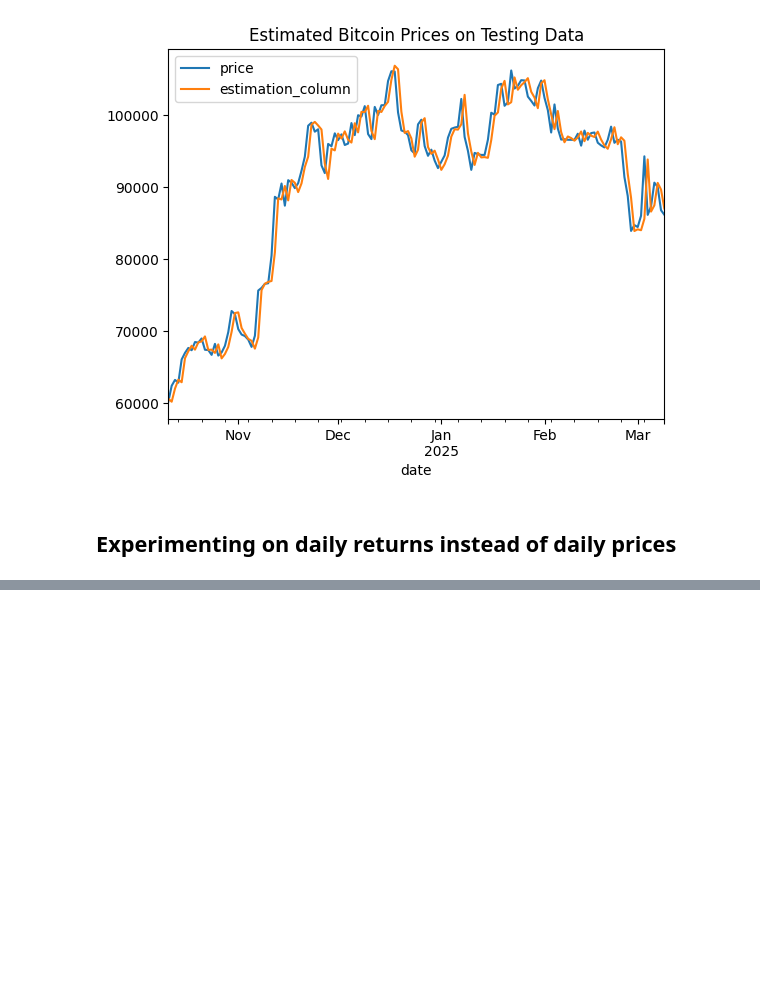
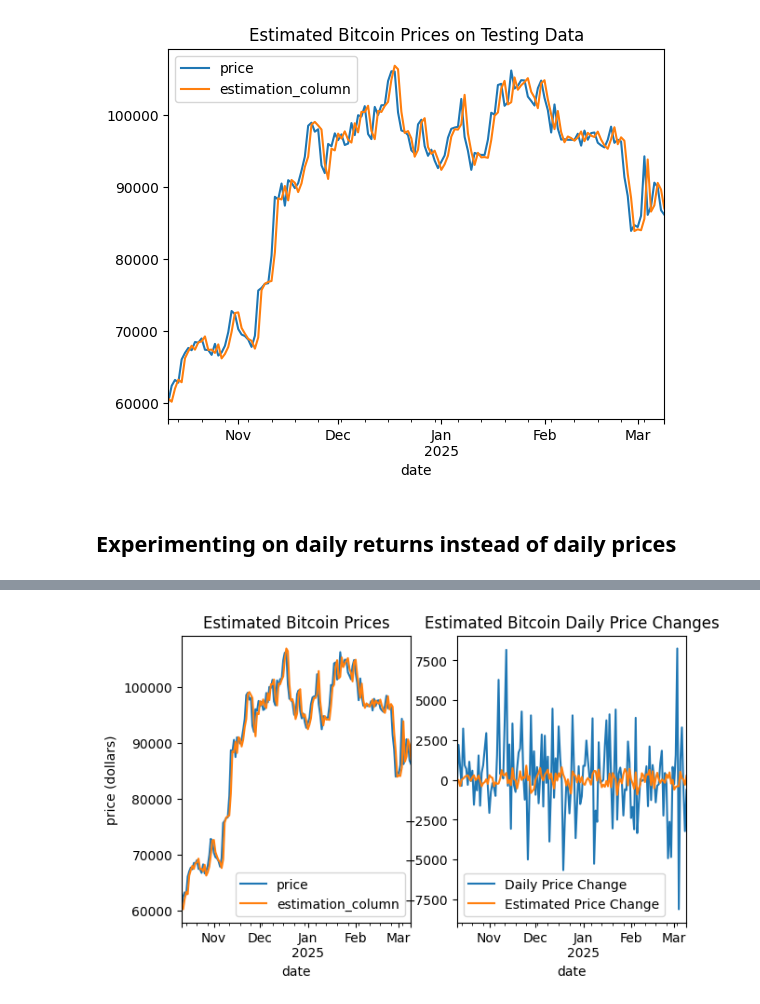
Before and after one commit to EthanPrimes/autoregressive_bitcoin_price_estimation, a Jupyter notebook: linear_regression.ipynb, the cells around one changed output, grey strips where cells are left out. Drawn from its saved outputs; the diff is of its cells as text; code cells hidden in the pictures; blank space fills up the shorter version.

Commit message:
made new pictures and worked on the turn in notebook

```diff
--- a/linear_regression.ipynb
+++ b/linear_regression.ipynb
@@ -127,0 +128,15 @@ Correct Classification Rate: 0.5225
+# %%
+# Making a combined graph
+fig, (ax1, ax2) = plt.subplots(1, 2, figsize=(7, 4))
+est_df.iloc[max(shifts):max(shifts) + 150][["price", "estimation_column"]].plot(ax=ax1)
+ax1.set_title("Estimated Bitcoin Prices")
+plt.savefig("Pictures/autoregressive_price_estimation.png", dpi=300, bbox_inches="tight")
+ax1.set_ylabel("price (dollars)")
+
+ret_est_df.iloc[max(shifts):max(shifts) + 150].plot(ax=ax2)
+plt.title("Estimated Bitcoin Daily Price Changes")
+plt.legend(labels=["Daily Price Change", "Estimated Price Change"])
+plt.savefig("Pictures/autoregressive_price_fail.png", dpi=300, bbox_inches="tight")
+plt.show()
+# %% [output]
+[figure, added]
```
Also changed, not shown: parts of 2 cells of this notebook, 4 other files.
